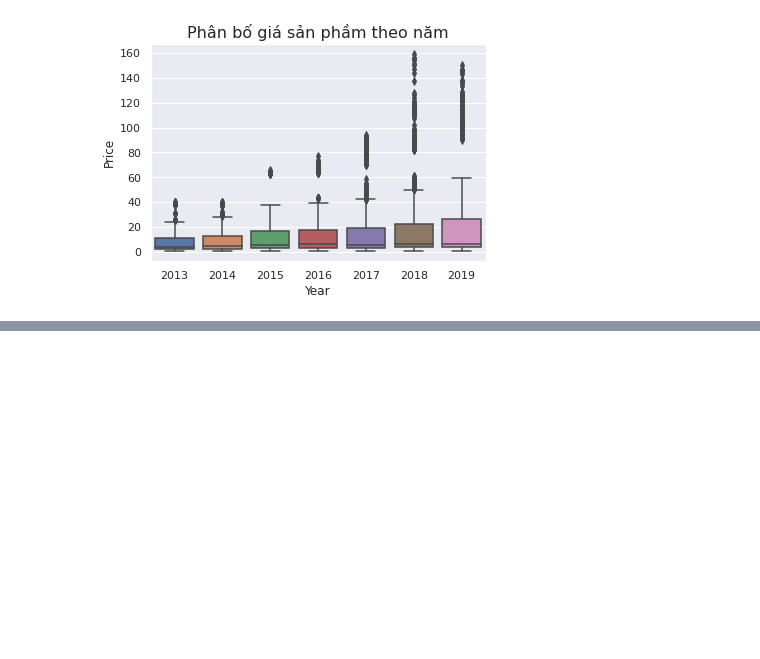
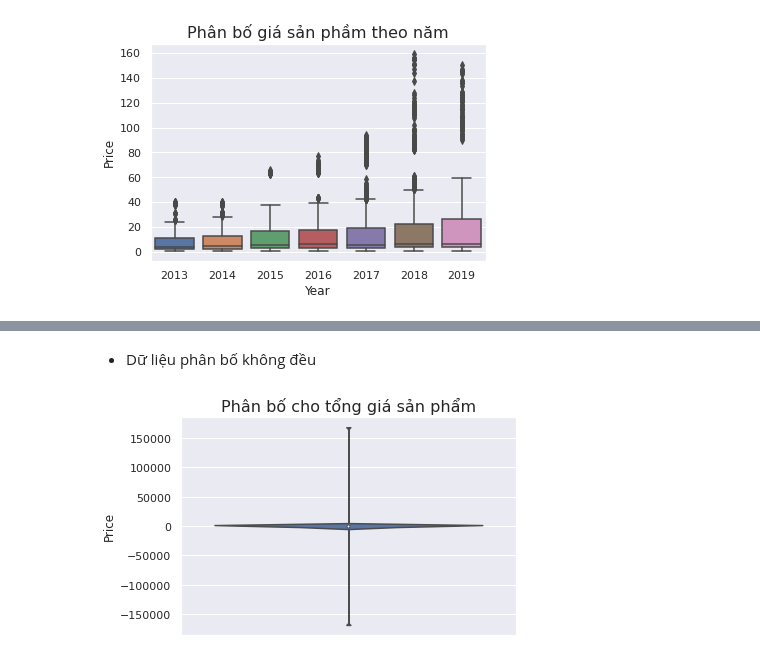
Before and after one commit to ShinNgao12/CodeGym_DA, a Jupyter notebook: Demo_Visualazation 3.ipynb, the cells around one changed output, grey strips where cells are left out. Drawn from its saved outputs; the diff is of its cells as text; code cells hidden in the pictures; blank space fills up the shorter version.

```diff
--- a/Demo_Visualazation 3.ipynb
+++ b/Demo_Visualazation 3.ipynb
@@ -49,0 +72,9 @@ plt.show()
+# %% [markdown]
+- Dữ liệu phân bố không đều
+# %%
+# Biểu đồ phân bố cho tổng giá mỗi sản phẩm ở các đơn
+sns.violinplot(y = 'Price', data = df )
+plt.title('Phân bố cho tổng giá sản phẩm', fontsize = 16)
+plt.show()
+# %% [output]
+[figure, added]
```
Also changed, not shown: parts of 10 cells of this notebook.
